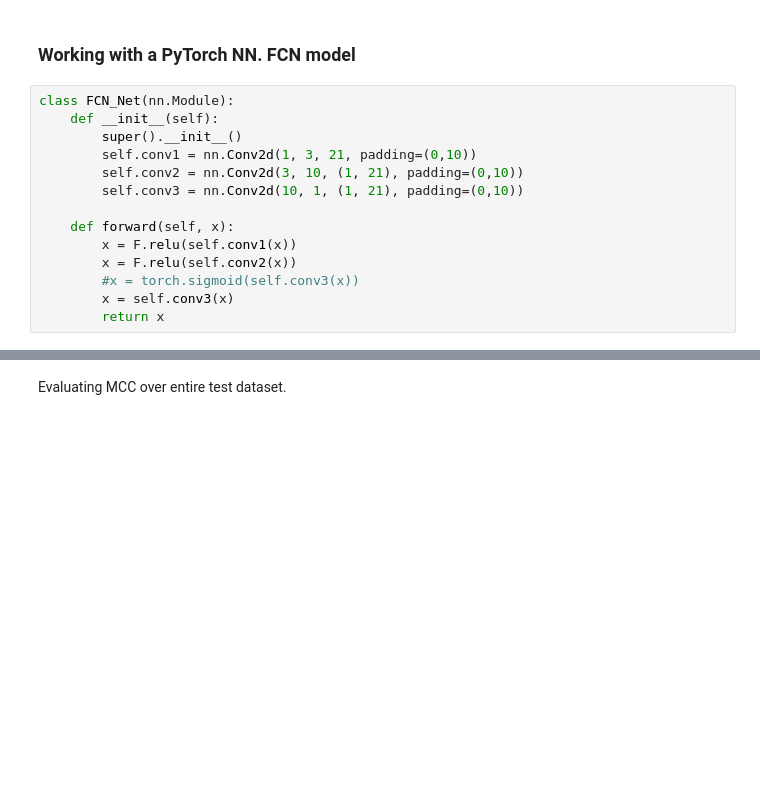
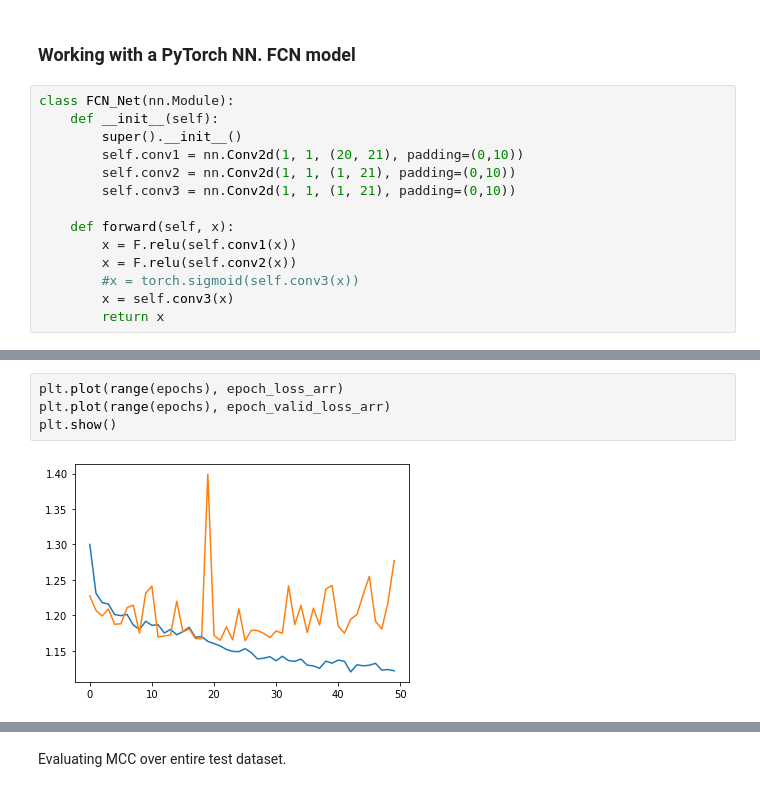
Before and after one commit to ryangregson01/L4-dissertation, a Jupyter notebook: src/Notebooks/FCN_2DConvolutions.ipynb, the cells around one changed output, grey strips where cells are left out. Drawn from its saved outputs; the diff is of its cells as text; blank space fills up the shorter version.

```diff
--- a/src/Notebooks/FCN_2DConvolutions.ipynb
+++ b/src/Notebooks/FCN_2DConvolutions.ipynb
@@ -176,9 +151,9 @@ def loss_weight_multiplier():
 class FCN_Net(nn.Module):
     def __init__(self):
         super().__init__()
-        self.conv1 = nn.Conv2d(1, 3, 21, padding=(0,10))
-        self.conv2 = nn.Conv2d(3, 10, (1, 21), padding=(0,10))
-        self.conv3 = nn.Conv2d(10, 1, (1, 21), padding=(0,10))
+        self.conv1 = nn.Conv2d(1, 1, (20, 21), padding=(0,10))
+        self.conv2 = nn.Conv2d(1, 1, (1, 21), padding=(0,10))
+        self.conv3 = nn.Conv2d(1, 1, (1, 21), padding=(0,10))
 
     def forward(self, x):
         x = F.relu(self.conv1(x))
@@ -302,2 +329,8 @@ Epoch 80 Done
+# %%
+plt.plot(range(epochs), epoch_loss_arr)
+plt.plot(range(epochs), epoch_valid_loss_arr)
+plt.show()
+# %% [output]
+[figure, added]
 # %%
 epoch_valid_MCC_arr_plottable = [epoch_valid_MCC_arr[i].to('cpu').numpy() if epoch_valid_MCC_arr[i] != 0 else 0.0 for i, se in enumerate(epoch_valid_MCC_arr)]
```
Also changed, not shown: parts of 47 cells of this notebook, 17 other files.
